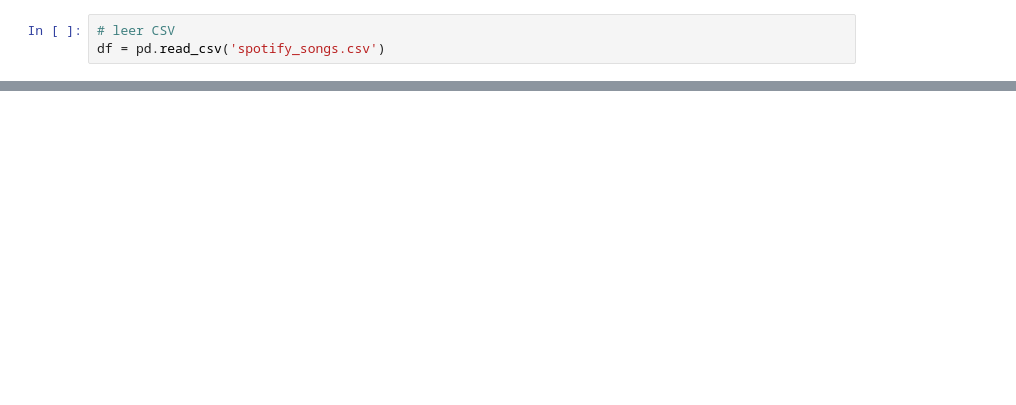
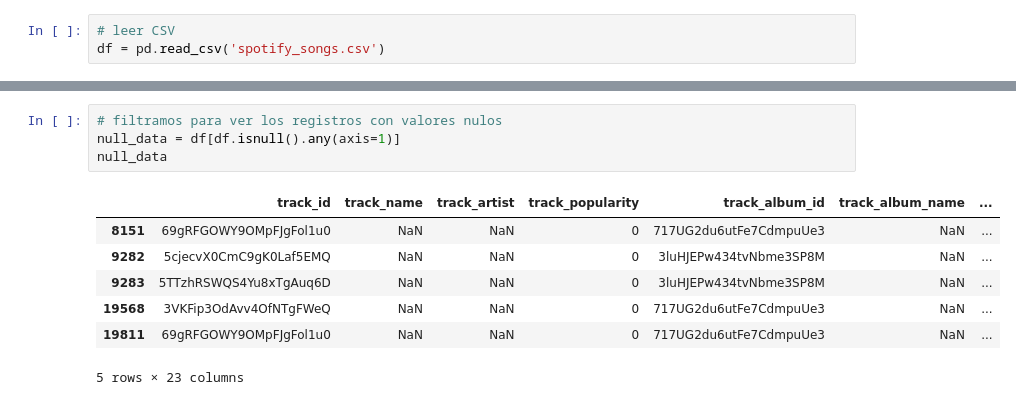
Before and after one commit to mlmicozzi/SPOTIFY, a Jupyter notebook: TPFinal.ipynb, the cells around one changed output, grey strips where cells are left out. Cells and saved outputs as stored; diff of their text form; blank space fills up the shorter version.

```diff
--- a/TPFinal.ipynb
+++ b/TPFinal.ipynb
@@ -49,0 +135,12 @@ None
+# %%
+# filtramos para ver los registros con valores nulos
+null_data = df[df.isnull().any(axis=1)]
+null_data
+# %% [output]
+|  | track_id | track_name | track_artist | track_popularity | track_album_id | track_album_name | ... |
+| 8151 | 69gRFGOWY9OMpFJgFol1u0 | NaN | NaN | 0 | 717UG2du6utFe7CdmpuUe3 | NaN | ... |
+| 9282 | 5cjecvX0CmC9gK0Laf5EMQ | NaN | NaN | 0 | 3luHJEPw434tvNbme3SP8M | NaN | ... |
+| 9283 | 5TTzhRSWQS4Yu8xTgAuq6D | NaN | NaN | 0 | 3luHJEPw434tvNbme3SP8M | NaN | ... |
+| 19568 | 3VKFip3OdAvv4OfNTgFWeQ | NaN | NaN | 0 | 717UG2du6utFe7CdmpuUe3 | NaN | ... |
+| 19811 | 69gRFGOWY9OMpFJgFol1u0 | NaN | NaN | 0 | 717UG2du6utFe7CdmpuUe3 | NaN | ... |
+5 rows × 23 columns
```
Also changed, not shown: parts of 14 cells of this notebook, 1 other file.
